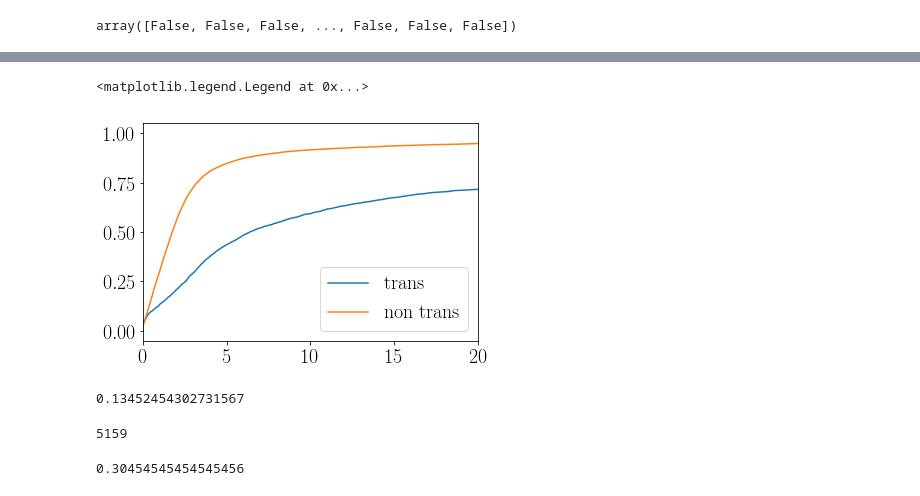
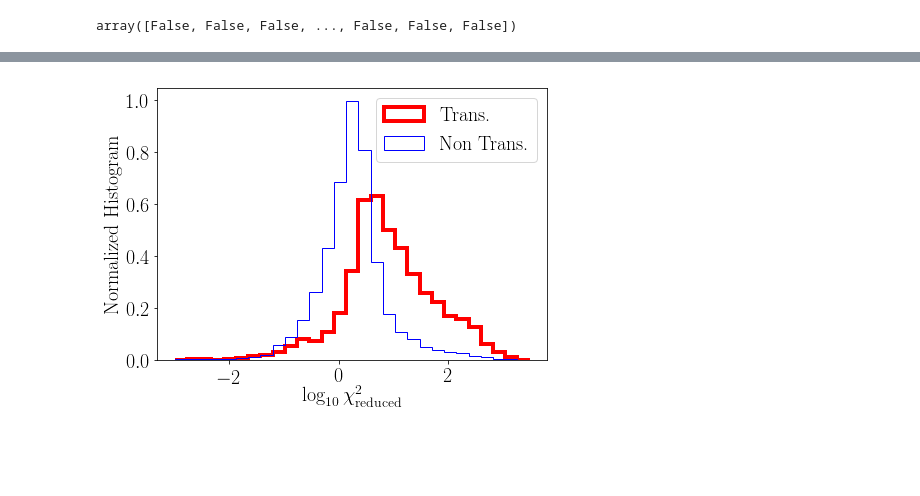
Before and after one commit to MachineLearningUniandes/MANTRA, a Jupyter notebook: nb-explore/explore_light_curves.ipynb, the cells around one changed output, grey strips where cells are left out. Cells and saved outputs as stored; diff of their text form; code cells hidden in the pictures; blank space fills up the shorter version.

Commit message:
chi squared histograms

```diff
--- a/nb-explore/explore_light_curves.ipynb
+++ b/nb-explore/explore_light_curves.ipynb
@@ -228,20 +220,15 @@ plt.plot(chi_squared_nontrans)
-# %%
-plt.plot(np.sort(chi_squared_trans), np.linspace(0.0, 1.0, len(chi_squared_trans)), label='trans')
-plt.plot(np.sort(chi_squared_nontrans), np.linspace(0.0, 1.0, len(chi_squared_nontrans)), label='non trans')
-plt.xlim([0,20])
-plt.legend()
-# %% [output]
-<matplotlib.legend.Legend at 0x...>
-[figure, removed]
-# %%
-np.count_nonzero(chi_squared_trans<1.0)/len(chi_squared_trans)
-# %% [output]
-0.13452454302731567
-# %%
-np.count_nonzero(chi_squared_nontrans<1.0)
-# %% [output]
-5159
-# %%
-np.count_nonzero(chi_squared_nontrans<1.0)/len(chi_squared_nontrans)
-# %% [output]
-0.30454545454545456
+# %%
+fig = plt.figure(figsize=(7,5))
+plt.rc('text', usetex=True,)
+plt.rc('font', family='serif', size=20)
+
+_ = plt.hist(np.log10(chi_squared_trans[chi_squared_trans>0.0]),
+             bins=np.linspace(-3.0, 3.5, 30), density=True, histtype='step', linewidth=4, label='Trans.', color='red')
+_ = plt.hist(np.log10(chi_squared_nontrans[chi_squared_nontrans>0.0]),
+             bins=np.linspace(-3.0, 3.5, 30), density=True, histtype='step', linewidth=1, color='blue', label='Non Trans.')
+plt.xlabel("$\log_{10} \chi^2_{\mathrm{reduced}} $")
+plt.ylabel("Normalized Histogram")
+plt.legend(loc=1)
+plt.savefig('histogram_chi2.pdf', bbox_inches='tight')
+# %% [output]
+[figure, added]
```
Also changed, not shown: parts of 2 cells of this notebook.
